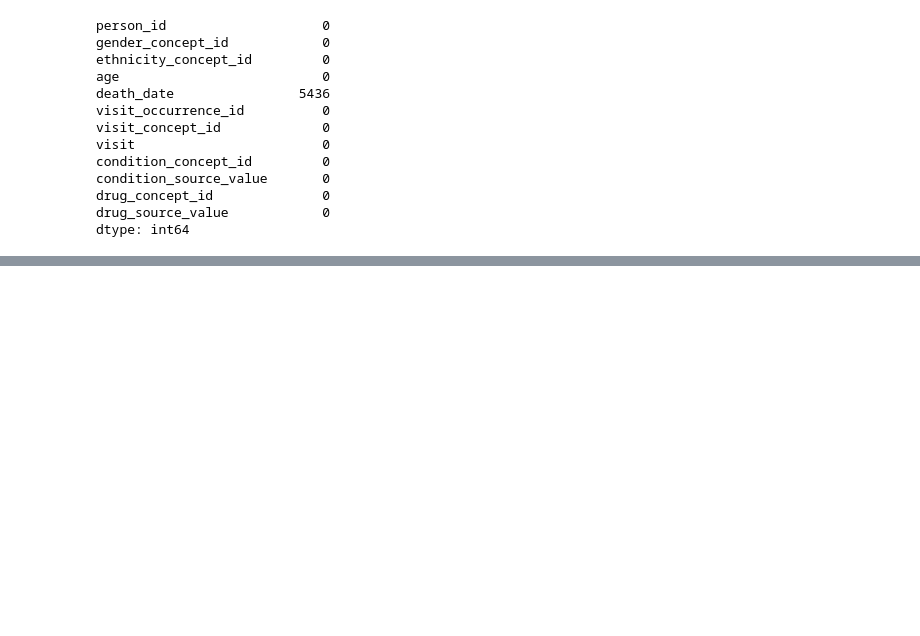
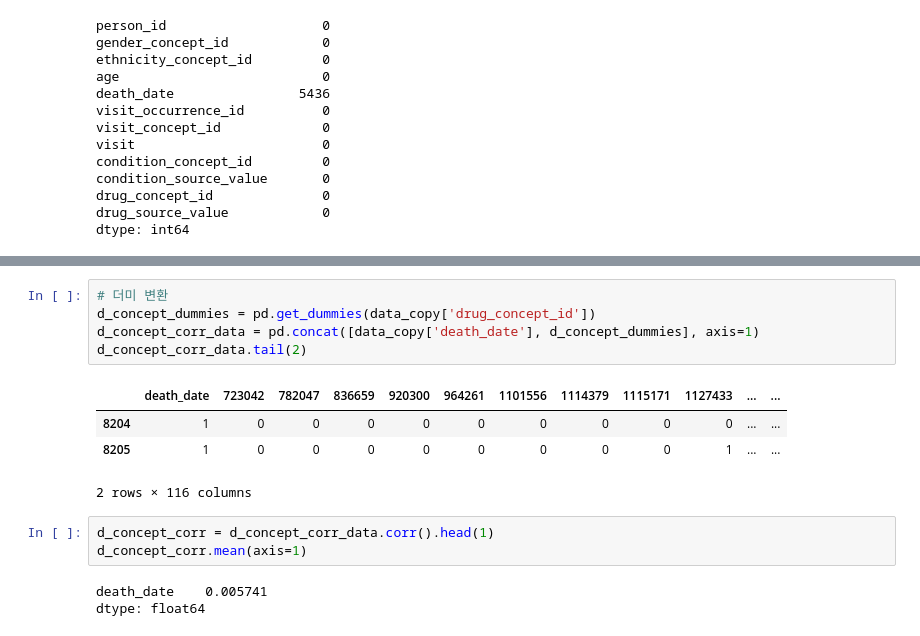
Before and after one commit to yoon-kyung/synthea, a Jupyter notebook: analysis.ipynb, the cells around one changed output, grey strips where cells are left out. Drawn from its saved outputs; the diff is of its cells as text; blank space fills up the shorter version.

```diff
--- a/analysis.ipynb
+++ b/analysis.ipynb
@@ -188,0 +435,16 @@ dtype: int64
+# %%
+# 더미 변환
+d_concept_dummies = pd.get_dummies(data_copy['drug_concept_id'])
+d_concept_corr_data = pd.concat([data_copy['death_date'], d_concept_dummies], axis=1)
+d_concept_corr_data.tail(2)
+# %% [output]
+|  | death_date | 723042 | 782047 | 836659 | 920300 | 964261 | 1101556 | 1114379 | 1115171 | 1127433 | ... | ... |
+| 8204 | 1 | 0 | 0 | 0 | 0 | 0 | 0 | 0 | 0 | 0 | ... | ... |
+| 8205 | 1 | 0 | 0 | 0 | 0 | 0 | 0 | 0 | 0 | 1 | ... | ... |
+2 rows × 116 columns
+# %%
+d_concept_corr = d_concept_corr_data.corr().head(1)
+d_concept_corr.mean(axis=1)
+# %% [output]
+death_date    0.005741
+dtype: float64
```
Also changed, not shown: parts of 36 cells of this notebook.
